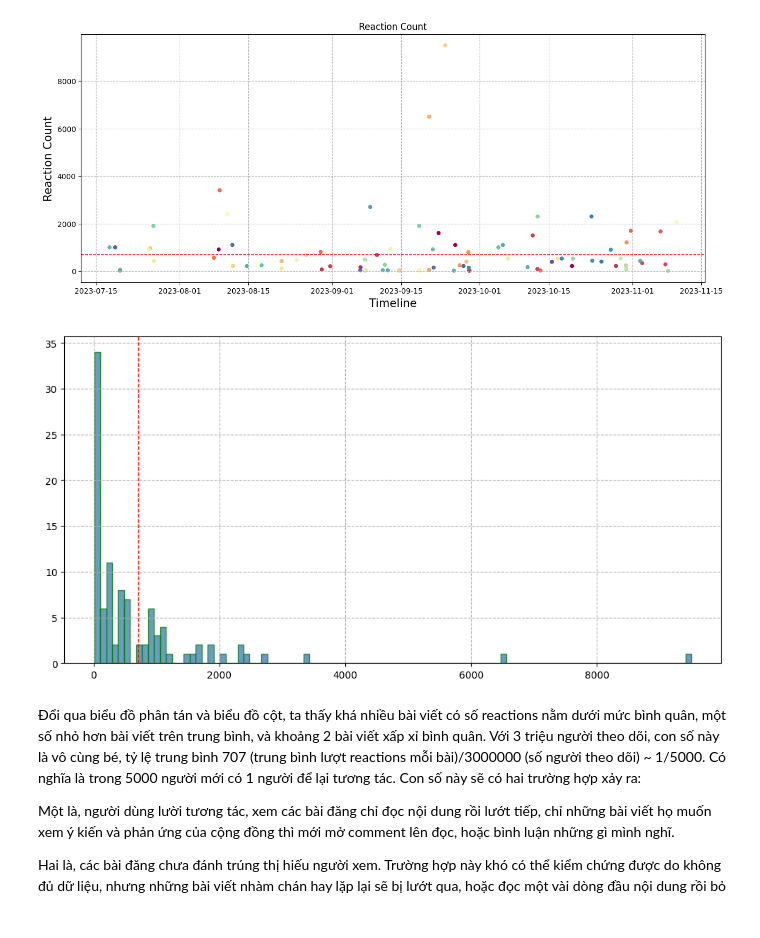
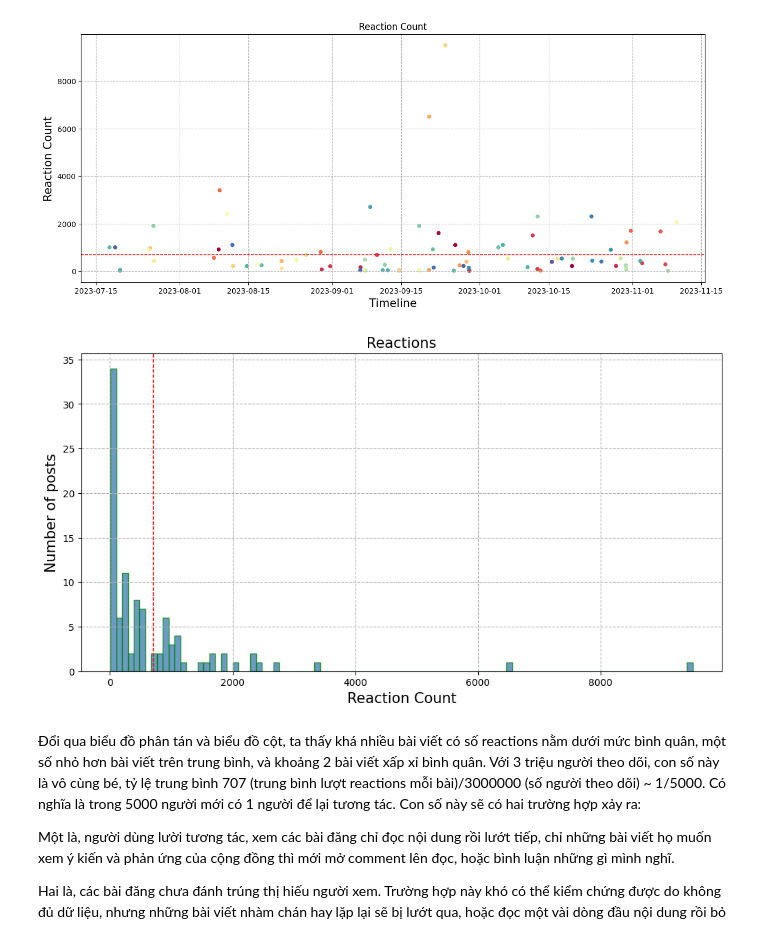
Before and after one commit to MinHius/Final_Python, a Jupyter notebook: 3. Phân tích tương tác.ipynb, the cells around one changed output. Cells and saved outputs as stored; diff of their text form; code cells hidden in the pictures.

```diff
--- a/3. Phân tích tương tác.ipynb
+++ b/3. Phân tích tương tác.ipynb
@@ -217,17 +217,21 @@ plt.savefig("Biểu đồ/4.png")
 # %% [output]
 [figure]
 # %%
+# Biểu đồ thống kê số bài viết với lượng reactions.
 plt.subplots(figsize = (12, 6))
 plt.hist(y, bins = 100, alpha = 0.8,
           histtype = 'bar', color = 'steelblue',
           edgecolor = 'green')
 
 plt.axvline(y.mean(), color = 'red', linestyle = 'dashed', linewidth = 1)
 plt.grid("dark", linestyle = "--")
+plt.title('Reactions', fontsize = 15)
+plt.xlabel("Reaction Count", fontsize = 15)
+plt.ylabel("Number of posts", fontsize = 15)
 
 plt.savefig("Biểu đồ/5.png")
 # %% [output]
-[figure, old version]
+[figure, new version]
 # %% [markdown]
 Đổi qua biểu đồ phân tán và biểu đồ cột, ta thấy khá nhiều bài viết có số reactions nằm dưới mức bình quân, một số nhỏ hơn bài viết trên trung bình, và khoảng 2 bài viết xấp xỉ bình quân. Với 3 triệu người theo dõi, con số này là vô cùng bé, tỷ lệ trung bình 707 (trung bình lượt reactions mỗi bài)/3000000 (số người theo dõi) ~ 1/5000. Có nghĩa là trong 5000 người mới có 1 người để lại tương tác. Con số này sẽ có hai trường hợp xảy ra:
 
```
Also changed, not shown: 6 other files.
